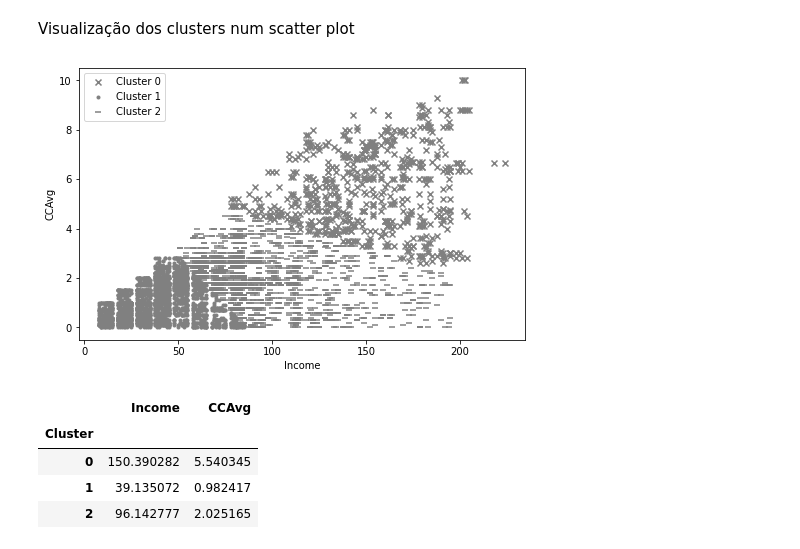
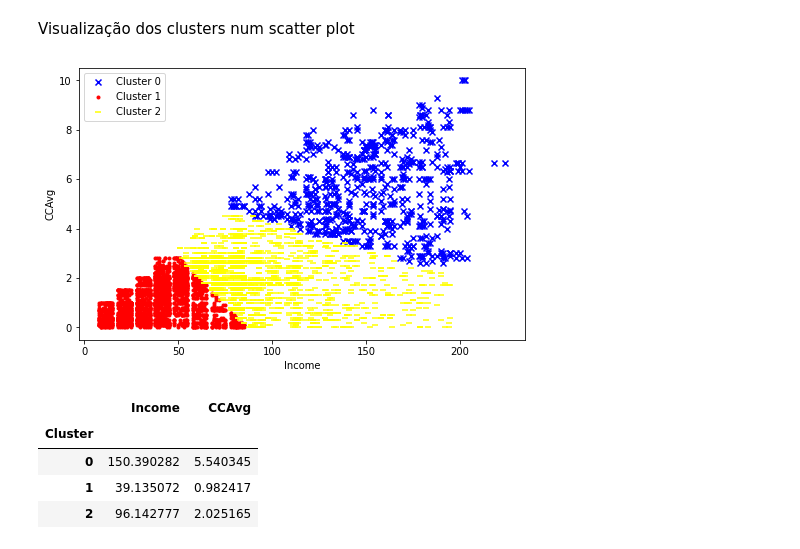
Before and after one commit to alexlopespereira/idp_competenciasdegestao, a Jupyter notebook: Notebooks/Aula3/DS_MKT_Blanchard/Aula3_Segmentacao.ipynb, the cells around one changed output. Saved outputs shown, nothing was run; the diff lists cells and outputs as text; code cells hidden in the pictures.

```diff
--- a/Notebooks/Aula3/DS_MKT_Blanchard/Aula3_Segmentacao.ipynb
+++ b/Notebooks/Aula3/DS_MKT_Blanchard/Aula3_Segmentacao.ipynb
@@ -140,12 +140,13 @@ data_scaled.head(3)
 # Visualizar os clusters graficamente
 
 markers = ['x', '*', '.','|','_']
+color = ['blue', 'red', 'yellow', 'pink', 'purple', 'gray', 'magenta']
 
 for clust in range(5):
     temp = data_scaled[data_scaled.Cluster == clust]
     plt.scatter(temp.Income, temp.Spend_score, \
                 marker=markers[clust], \
-                color = 'gray',\
+                color = color[clust],\
                 label="Cluster "+str(clust))
 plt.xlabel('Income')
 plt.ylabel('Spend_score')
@@ -238,20 +239,20 @@ Visualização dos clusters num scatter plot
 # %%
 markers = ['x', '.', '_']
 
 plt.figure(figsize=[8,5])
 for clust in range(3):
     temp = bank0[bank0.Cluster == clust]
     plt.scatter(temp.Income, temp.CCAvg, \
                 marker=markers[clust], \
-                color='gray',\
+                color=color[clust],\
                 label="Cluster "+str(clust) )
 
 plt.xlabel('Income')
 plt.ylabel('CCAvg')
 plt.legend()
 plt.show()
 # %% [output]
-[figure, old version]
+[figure, new version]
 # %%
 bank0.groupby('Cluster')[['Income', 'CCAvg']].mean()
 # %% [output]
```
Also changed, not shown: parts of 2 cells of this notebook, 1 other file.
